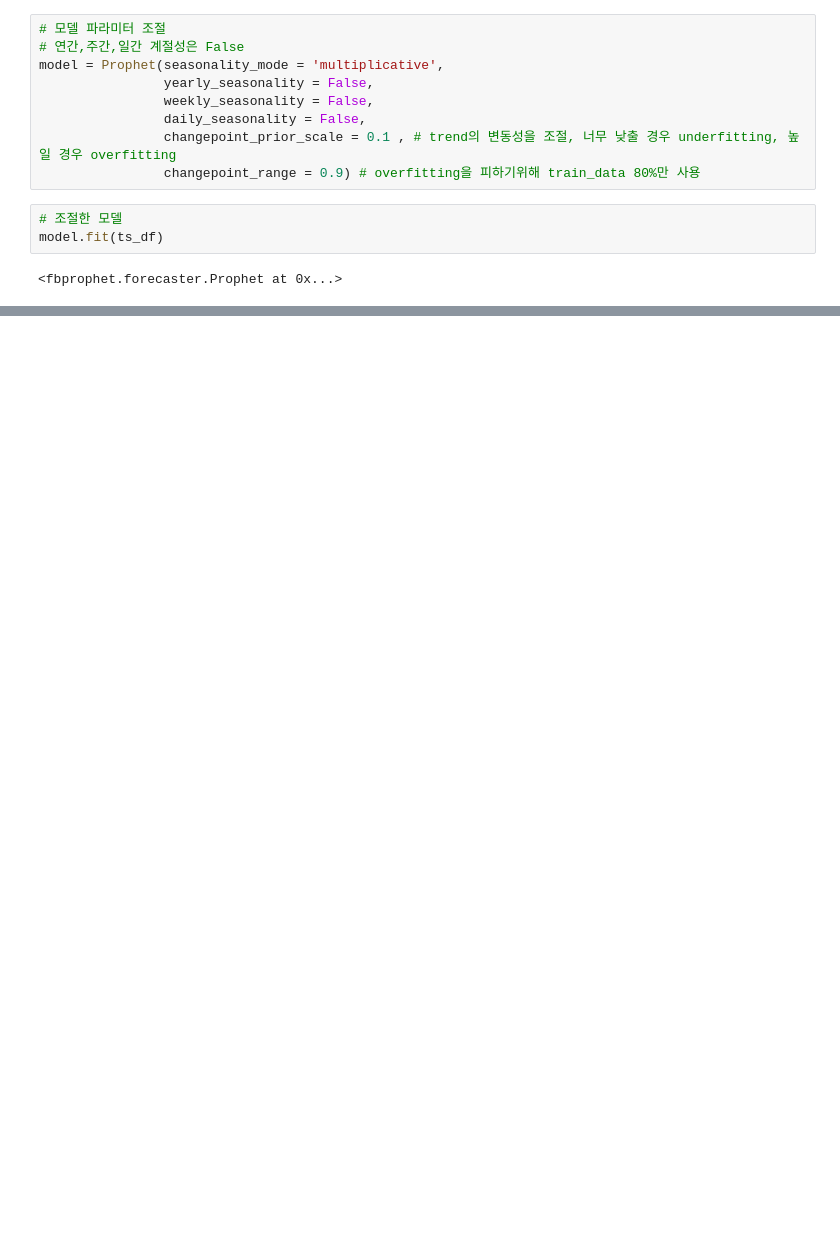
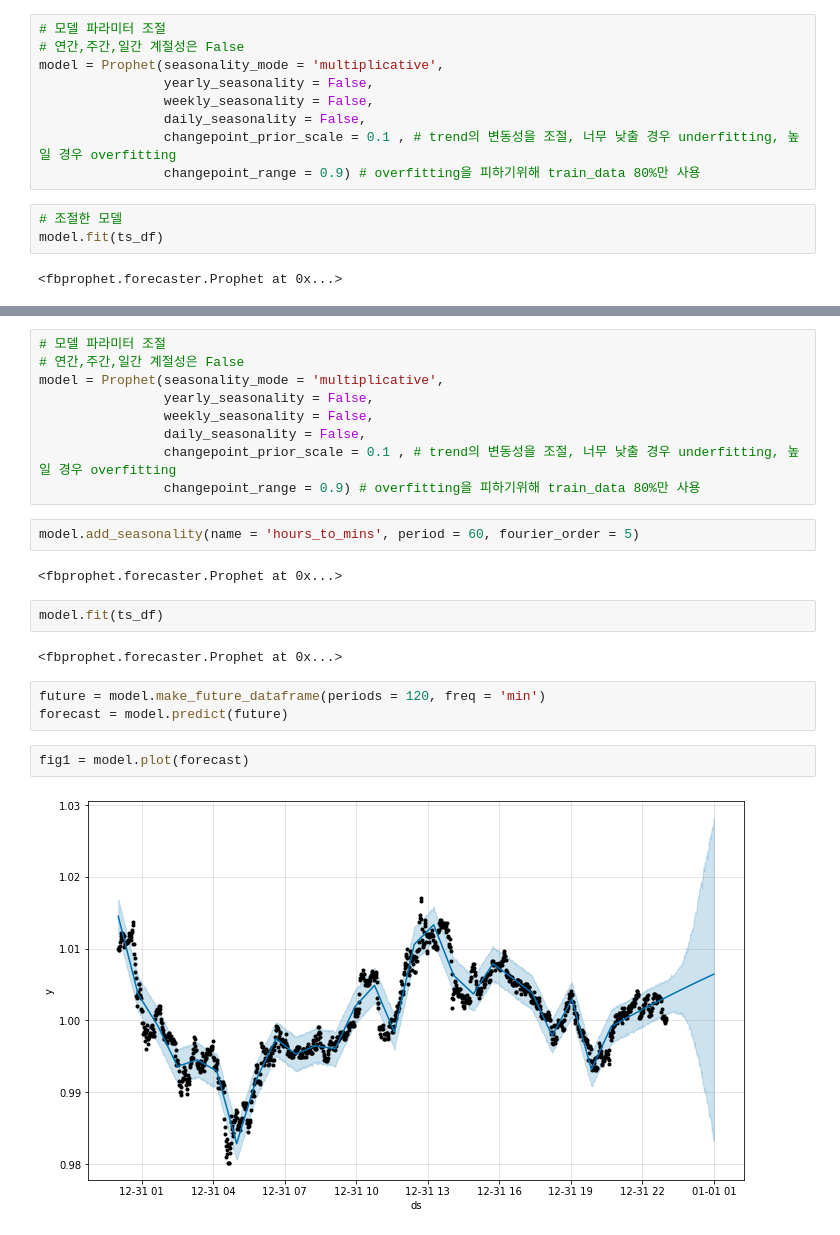
Before and after one commit to JEONSUN/Dacon_Project-Bitcoin-Trader, a Jupyter notebook: Bitcoin Trader.ipynb, the cells around one changed output, grey strips where cells are left out. Saved outputs shown, nothing was run; the diff lists cells and outputs as text; blank space fills up the shorter version.

```diff
--- a/Bitcoin Trader.ipynb
+++ b/Bitcoin Trader.ipynb
@@ -334,0 +322,24 @@ fig2 = model.plot_components(forecast)
+# %%
+# 모델 파라미터 조절
+# 연간,주간,일간 계절성은 False
+model = Prophet(seasonality_mode = 'multiplicative',
+                yearly_seasonality = False,
+                weekly_seasonality = False,
+                daily_seasonality = False,
+                changepoint_prior_scale = 0.1 , # trend의 변동성을 조절, 너무 낮출 경우 underfitting, 높일 경우 overfitting
+                changepoint_range = 0.9) # overfitting을 피하기위해 train_data 80%만 사용
+# %%
+model.add_seasonality(name = 'hours_to_mins', period = 60, fourier_order = 5)
+# %% [output]
+<fbprophet.forecaster.Prophet at 0x...>
+# %%
+model.fit(ts_df)
+# %% [output]
+<fbprophet.forecaster.Prophet at 0x...>
+# %%
+future = model.make_future_dataframe(periods = 120, freq = 'min')
+forecast = model.predict(future)
+# %%
+fig1 = model.plot(forecast)
+# %% [output]
+[figure, added]
```
Also changed, not shown: parts of 13 cells of this notebook, 1 other file.
